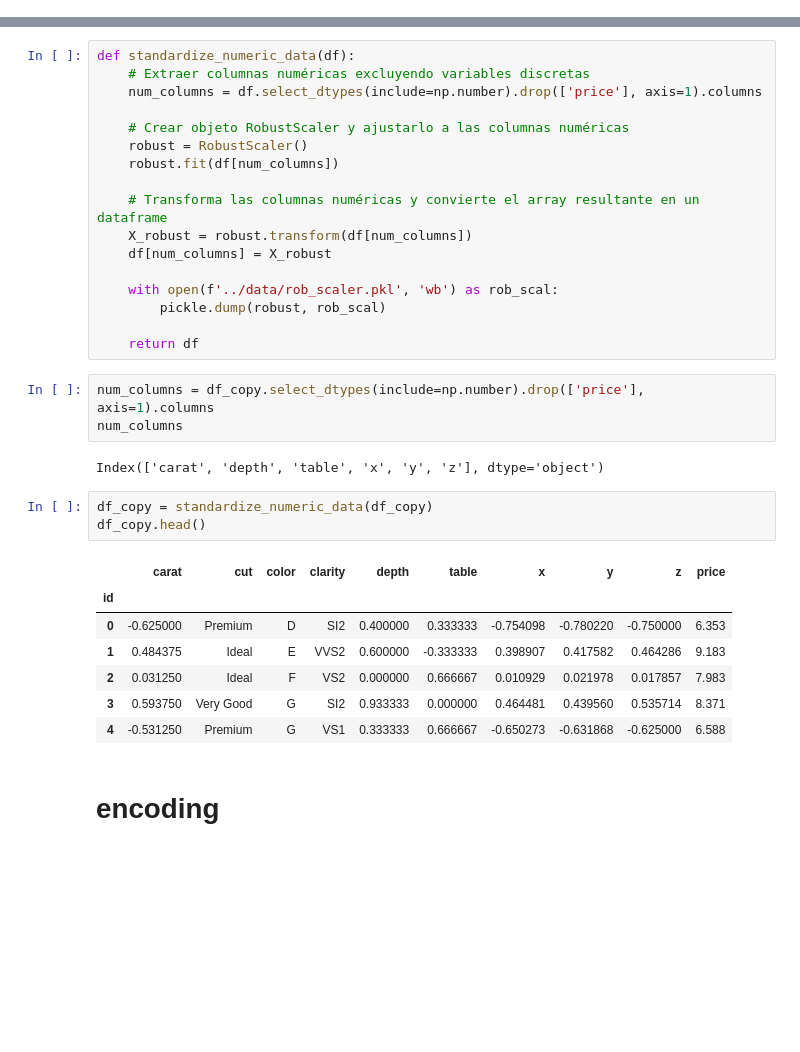
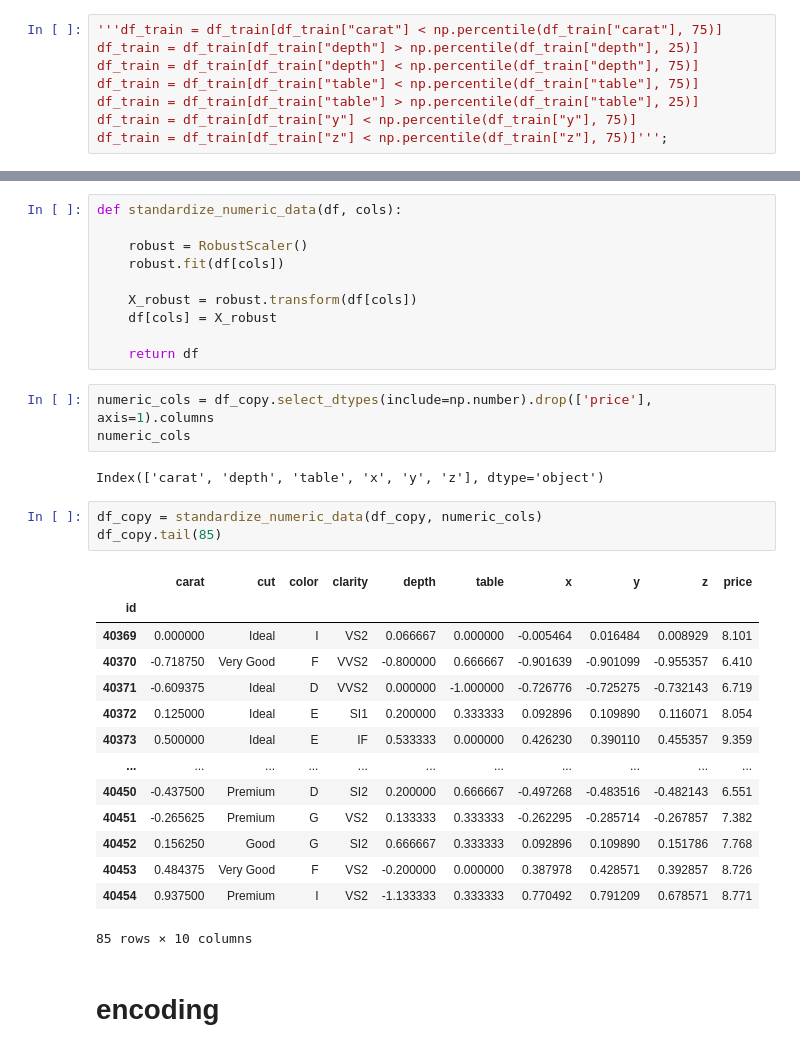
Before and after one commit to juanmolera/ML-project, a Jupyter notebook: notebooks/1-eda.ipynb, the cells around one changed output, grey strips where cells are left out. Drawn from its saved outputs; the diff is of its cells as text; blank space fills up the shorter version.

```diff
--- a/notebooks/1-eda.ipynb
+++ b/notebooks/1-eda.ipynb
@@ -289,0 +315,8 @@ ind
+# %%
+'''df_train = df_train[df_train["carat"] < np.percentile(df_train["carat"], 75)]
+df_train = df_train[df_train["depth"] > np.percentile(df_train["depth"], 25)]
+df_train = df_train[df_train["depth"] < np.percentile(df_train["depth"], 75)]
+df_train = df_train[df_train["table"] < np.percentile(df_train["table"], 75)]
+df_train = df_train[df_train["table"] > np.percentile(df_train["table"], 25)]
+df_train = df_train[df_train["y"] < np.percentile(df_train["y"], 75)]
+df_train = df_train[df_train["z"] < np.percentile(df_train["z"], 75)]''';
@@ -300,38 +340,38 @@ sns.heatmap(df_train.corr(numeric_only=True),
 # %%
 df_copy = df_train.copy()
-# %%
-def standardize_numeric_data(df):
-    # Extraer columnas numéricas excluyendo variables discretas
-    num_columns = df.select_dtypes(include=np.number).drop(['price'], axis=1).columns
-
-    # Crear objeto RobustScaler y ajustarlo a las columnas numéricas
-    robust = RobustScaler()
-    robust.fit(df[num_columns])
-
-    # Transforma las columnas numéricas y convierte el array resultante en un dataframe
-    X_robust = robust.transform(df[num_columns])
-    df[num_columns] = X_robust
-
-    with open(f'../data/rob_scaler.pkl', 'wb') as rob_scal:
-        pickle.dump(robust, rob_scal)
-
-    return df
+# %%
+def standardize_numeric_data(df, cols):
+
+    robust = RobustScaler()
+    robust.fit(df[cols])
+
+    X_robust = robust.transform(df[cols])
+    df[cols] = X_robust
+
+    return df
 # %%
-num_columns = df_copy.select_dtypes(include=np.number).drop(['price'], axis=1).columns
-num_columns
+numeric_cols = df_copy.select_dtypes(include=np.number).drop(['price'], axis=1).columns
+numeric_cols
 # %% [output]
 Index(['carat', 'depth', 'table', 'x', 'y', 'z'], dtype='object')
 # %%
-df_copy = standardize_numeric_data(df_copy)
-df_copy.head()
+df_copy = standardize_numeric_data(df_copy, numeric_cols)
+df_copy.tail(85)
 # %% [output]
 |  | carat | cut | color | clarity | depth | table | x | y | z | price |
 | id |  |  |  |  |  |  |  |  |  |  |
-| 0 | -0.625000 | Premium | D | SI2 | 0.400000 | 0.333333 | -0.754098 | -0.780220 | -0.750000 | 6.353 |
-| 1 | 0.484375 | Ideal | E | VVS2 | 0.600000 | -0.333333 | 0.398907 | 0.417582 | 0.464286 | 9.183 |
-| 2 | 0.031250 | Ideal | F | VS2 | 0.000000 | 0.666667 | 0.010929 | 0.021978 | 0.017857 | 7.983 |
-| 3 | 0.593750 | Very Good | G | SI2 | 0.933333 | 0.000000 | 0.464481 | 0.439560 | 0.535714 | 8.371 |
-| 4 | -0.531250 | Premium | G | VS1 | 0.333333 | 0.666667 | -0.650273 | -0.631868 | -0.625000 | 6.588 |
+| 40369 | 0.000000 | Ideal | I | VS2 | 0.066667 | 0.000000 | -0.005464 | 0.016484 | 0.008929 | 8.101 |
+| 40370 | -0.718750 | Very Good | F | VVS2 | -0.800000 | 0.666667 | -0.901639 | -0.901099 | -0.955357 | 6.410 |
+| 40371 | -0.609375 | Ideal | D | VVS2 | 0.000000 | -1.000000 | -0.726776 | -0.725275 | -0.732143 | 6.719 |
+| 40372 | 0.125000 | Ideal | E | SI1 | 0.200000 | 0.333333 | 0.092896 | 0.109890 | 0.116071 | 8.054 |
+| 40373 | 0.500000 | Ideal | E | IF | 0.533333 | 0.000000 | 0.426230 | 0.390110 | 0.455357 | 9.359 |
+| ... | ... | ... | ... | ... | ... | ... | ... | ... | ... | ... |
+| 40450 | -0.437500 | Premium | D | SI2 | 0.200000 | 0.666667 | -0.497268 | -0.483516 | -0.482143 | 6.551 |
+| 40451 | -0.265625 | Premium | G | VS2 | 0.133333 | 0.333333 | -0.262295 | -0.285714 | -0.267857 | 7.382 |
+| 40452 | 0.156250 | Good | G | SI2 | 0.666667 | 0.333333 | 0.092896 | 0.109890 | 0.151786 | 7.768 |
+| 40453 | 0.484375 | Very Good | F | VS2 | -0.200000 | 0.000000 | 0.387978 | 0.428571 | 0.392857 | 8.726 |
+| 40454 | 0.937500 | Premium | I | VS2 | -1.133333 | 0.333333 | 0.770492 | 0.791209 | 0.678571 | 8.771 |
+85 rows × 10 columns
 # %% [markdown]
 # encoding
 # %%
```
Also changed, not shown: parts of 33 cells of this notebook, 3 other files.
